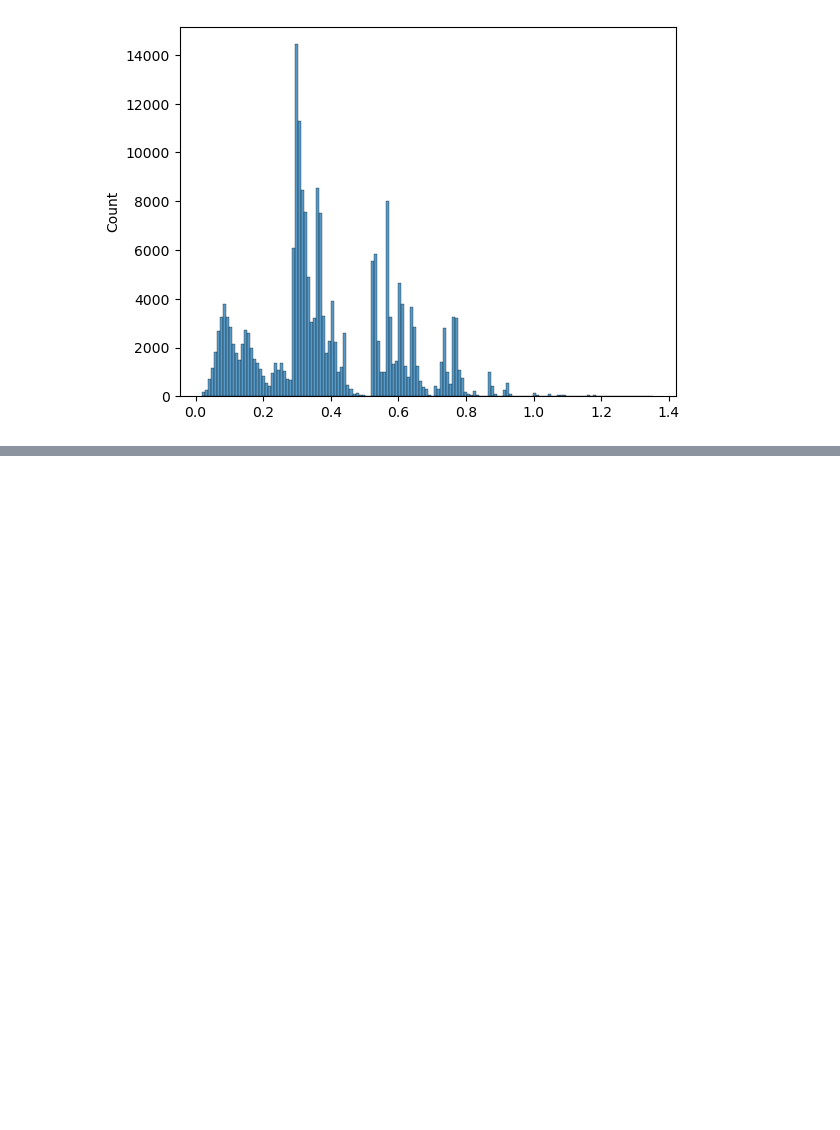
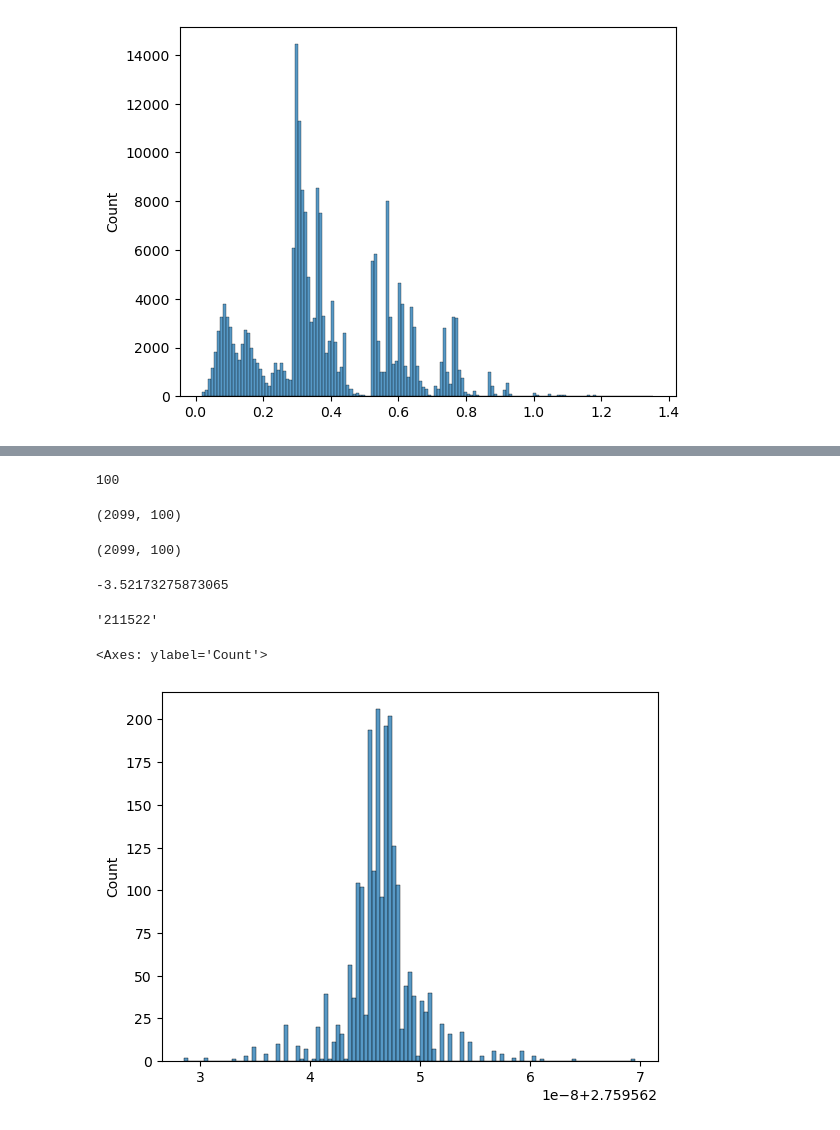
Before and after one commit to justinpayan/RAU2, a Jupyter notebook: notebooks/Advertising.ipynb, the cells around one changed output, grey strips where cells are left out. Drawn from its saved outputs; the diff is of its cells as text; code cells hidden in the pictures; blank space fills up the shorter version.

```diff
--- a/notebooks/Advertising.ipynb
+++ b/notebooks/Advertising.ipynb
@@ -447,0 +363,25 @@ array([ 8.88199703, 13.94567837, 15.9664833 , ...,  4.28629531,
+# %%
+len(groups)
+# %% [output]
+100
+# %%
+mus.shape
+# %% [output]
+(2099, 100)
+# %%
+sigs.shape
+# %% [output]
+(2099, 100)
+# %%
+np.min(np.reshape(mus[:, 30], (-1, 1))-mus[:, 32:])
+# %% [output]
+-3.52173275873065
+# %%
+sorted(top_campaigns)[30]
+# %% [output]
+'211522'
+# %%
+sns.histplot(mus[:, 65]-mus[:,63])
+# %% [output]
+<Axes: ylabel='Count'>
+[figure, added]
```
Also changed, not shown: parts of 48 cells of this notebook, 4 other files.
